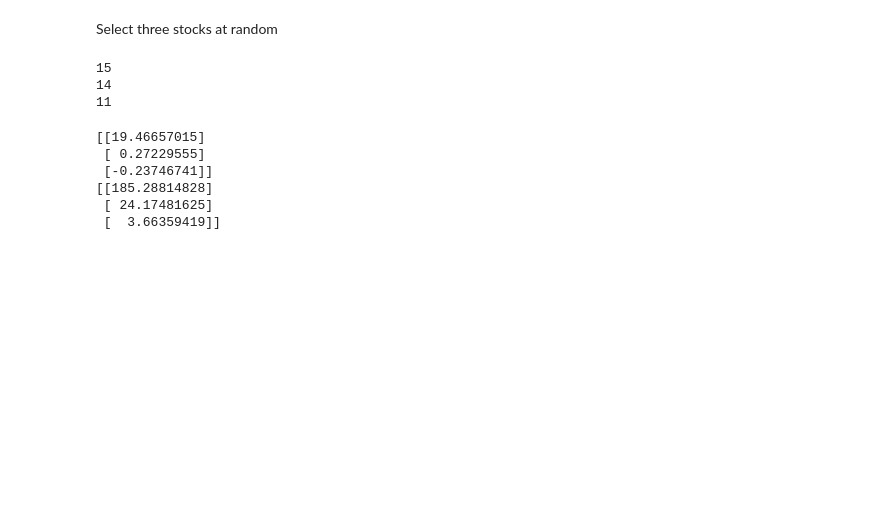
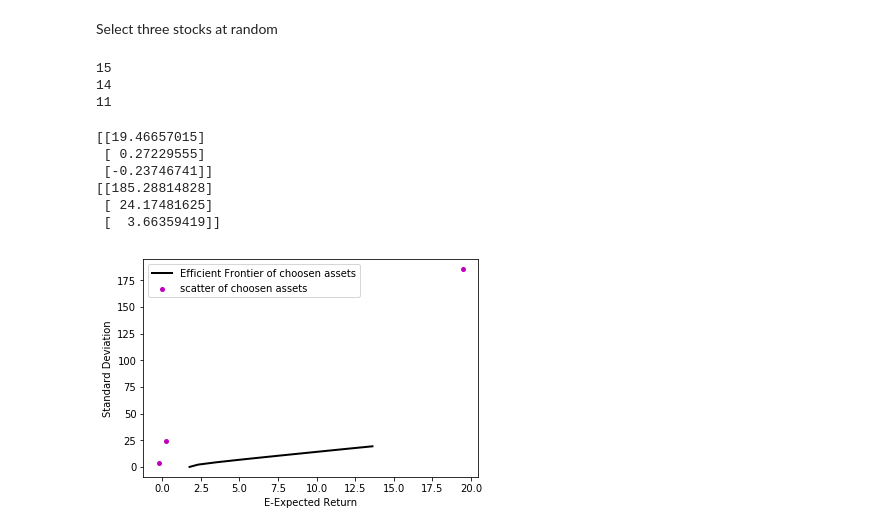
Before and after one commit to Trouble404/Computational-Finance-coursework, a Jupyter notebook: comp6212.ipynb, the cells around one changed output. Cells and saved outputs as stored; diff of their text form; code cells hidden in the pictures; blank space fills up the shorter version.

```diff
--- a/comp6212.ipynb
+++ b/comp6212.ipynb
@@ -426,5 +426,26 @@ eng.workspace['m_3'] = float(m_3)
 eng.workspace['str_1'] = float(str_1)
 eng.workspace['str_2'] = float(str_2)
 eng.workspace['str_3'] = float(str_3)
+# %%
+#obtain data from matlab
+x8 = eng.workspace['x']
+y8 = eng.workspace['y']
+pwgt = eng.workspace['pwgt']
+# %%
+f7 = plt.figure(7)
+
+plt.scatter(m,str_, marker='.',c='m', linewidths= '2', label = 'scatter of choosen assets')
+plt.plot(x8,y8, linewidth = '2', color='k', label = "Efficient Frontier of choosen assets")
+plt.legend( loc='best')
+#plt.grid
+plt.ylabel("Standard Deviation")
+plt.xlabel("E-Expected Return")
+# plt with same scale
+#plt.ylim(0,0.25)
+#plt.xlim(0.09,0.205)
+plt.savefig("Efficient Frontier of choosen assets.PNG", dpi = 600)
+plt.show()
+# %% [output]
+[figure, added]
 # %%
 eng.quit()
```
